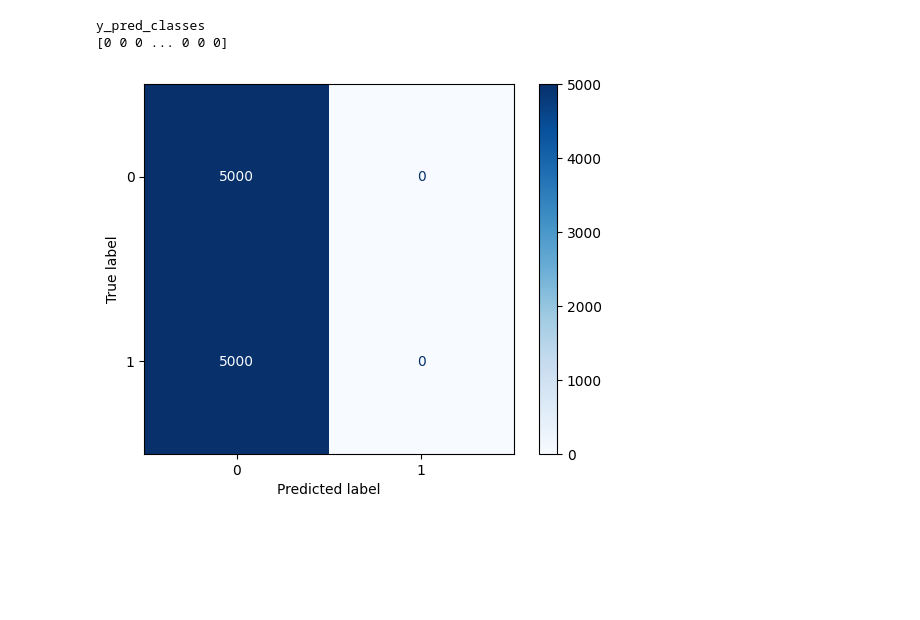
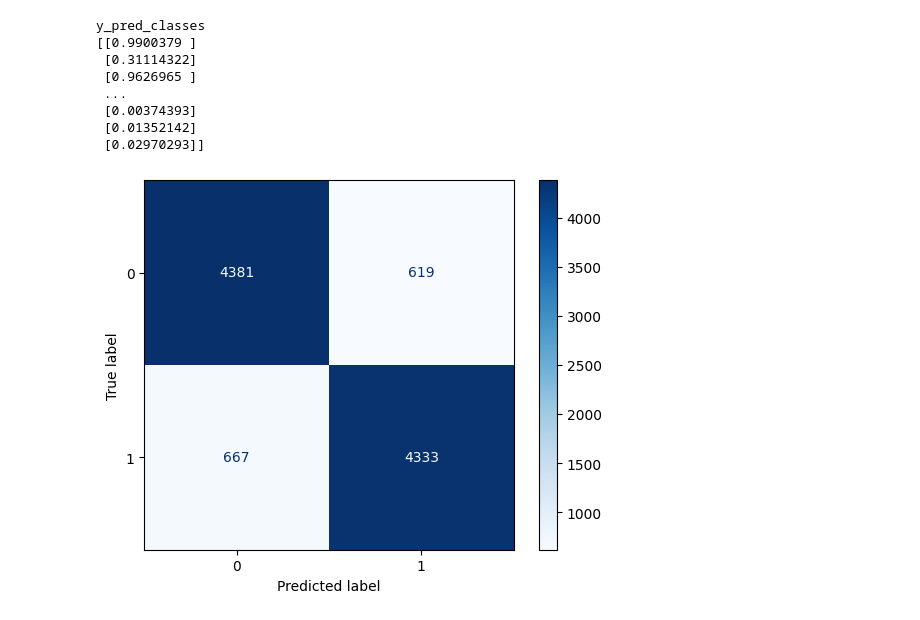
Before and after one commit to gekoxyz/unibo-nlp, a Jupyter notebook: old_code/confusion_matrix_test.ipynb, the cells around one changed output. Drawn from its saved outputs; the diff is of its cells as text; code cells hidden in the pictures; blank space fills up the shorter version.

```diff
--- a/old_code/confusion_matrix_test.ipynb
+++ b/old_code/confusion_matrix_test.ipynb
@@ -15,7 +15,7 @@ VALIDATION_SPLIT = 0.2
 
 TOKENIZER_MAX_WORDS = 10000
 
-data = pd.concat([chunk for chunk in tqdm(pd.read_csv("./clean_dataset.csv", chunksize=1000), desc="loading dataset")])
+data = pd.concat([chunk for chunk in tqdm(pd.read_csv("../clean_dataset.csv", chunksize=1000), desc="loading dataset")])
 
 train_data, test_data = train_test_split(data, test_size=TEST_SPLIT, random_state=1337, stratify=data["label"])
 
@@ -46,12 +46,12 @@ print(f"tokenizing the test dataset")
 tokenizer = Tokenizer(num_words=TOKENIZER_MAX_WORDS)
 tokenizer.fit_on_texts(train_data["text"])
 
-loaded_models = tf.keras.models.load_model("INSERT MODEL PATH")
+loaded_models = tf.keras.models.load_model("../models/lstm_3_epochs_64_batch_size_500_review_max_length.keras")
 
 X_test = pad_sequences(tokenizer.texts_to_sequences(test_data["text"]), maxlen=500) # TODO: CHANGE 500 TO REFLECT THE MODEL PARAMS
 Y_test = test_data["label"]
 
-y_pred_model = loaded_models.predict(X_test).argmax(axis=-1)
+y_pred_model = loaded_models.predict(X_test)
 # %% [output]
 --------------------------------------------
 --------------------------------------------
@@ -73,17 +73,25 @@ tokenizing the test dataset
 # %%
 import matplotlib.pyplot as plt
 from sklearn.metrics import ConfusionMatrixDisplay
 print(f"y_pred_classes\n{y_pred_model}")
 
-conf_matrix = confusion_matrix(test_data["label"], y_pred_model)
+threshold = 0.5
+y_pred_labels = (y_pred_model >= threshold).astype(int)
+conf_matrix = confusion_matrix(test_data["label"], y_pred_labels)
 
 disp = ConfusionMatrixDisplay(confusion_matrix=conf_matrix)
 disp.plot(cmap=plt.cm.Blues)
 plt.show()
 # %% [output]
 y_pred_classes
-[0 0 0 ... 0 0 0]
+[[0.9900379 ]
+ [0.31114322]
+ [0.9626965 ]
+ ...
+ [0.00374393]
+ [0.01352142]
+ [0.02970293]]
-[figure, old version]
+[figure, new version]
 # %%
 X_test = pad_sequences(tokenizer.texts_to_sequences(test_data["text"]), maxlen=500) # TODO: CHANGE 500 TO REFLECT THE MODEL PARAMS
 y_pred_model = loaded_models.predict(X_test).argmax(axis=-1)
```
Also changed, not shown: parts of 3 cells of this notebook, 6 other files.
